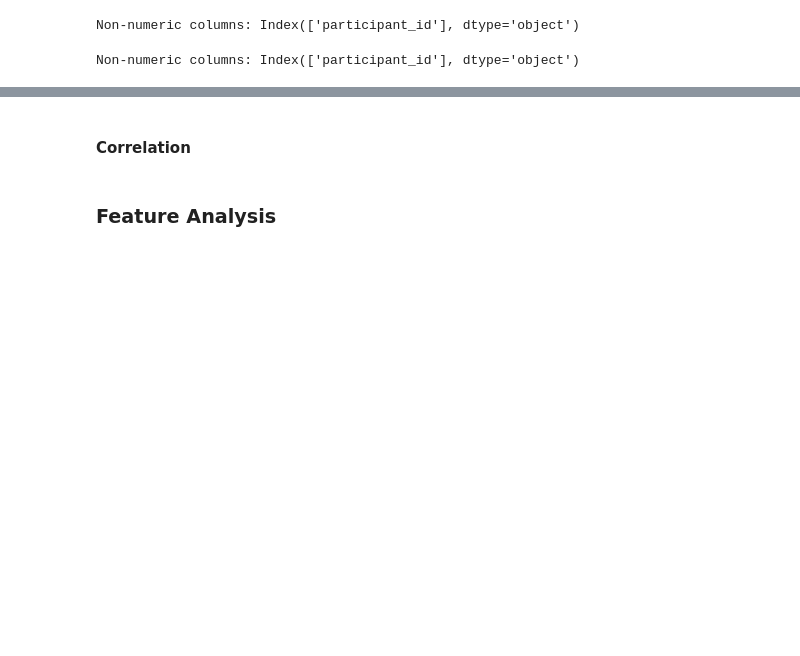
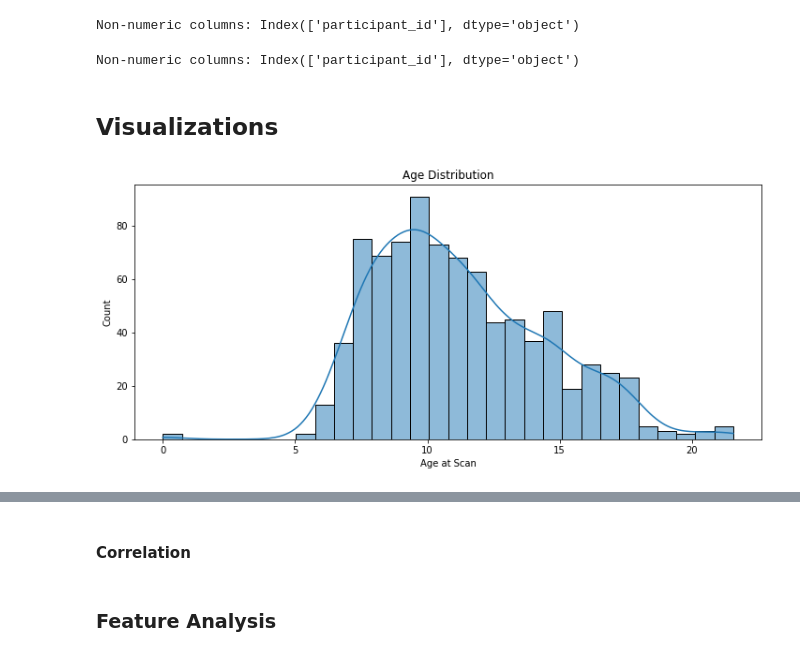
Before and after one commit to Edna722/WIDS-Datathon, a Jupyter notebook: wids.ipynb, the cells around one changed output, grey strips where cells are left out. Cells and saved outputs as stored; diff of their text form; code cells hidden in the pictures; blank space fills up the shorter version.

Commit message:
Visualizations

```diff
--- a/wids.ipynb
+++ b/wids.ipynb
@@ -239,3 +256,15 @@ non_numeric_columns = test_data.select_dtypes(exclude=[np.number]).columns
 print("Non-numeric columns:", non_numeric_columns)
 # %% [output]
 Non-numeric columns: Index(['participant_id'], dtype='object')
+# %% [markdown]
+## Visualizations
+# %%
+# Age distribution
+plt.figure(figsize=(12,5))
+sns.histplot(train_data['MRI_Track_Age_at_Scan'], bins = 30, kde = True)
+plt.title("Age Distribution")
+plt.xlabel("Age at Scan")
+plt.ylabel("Count")
+plt.show()
+# %% [output]
+[figure, added]
```
Also changed, not shown: parts of 10 cells of this notebook.
